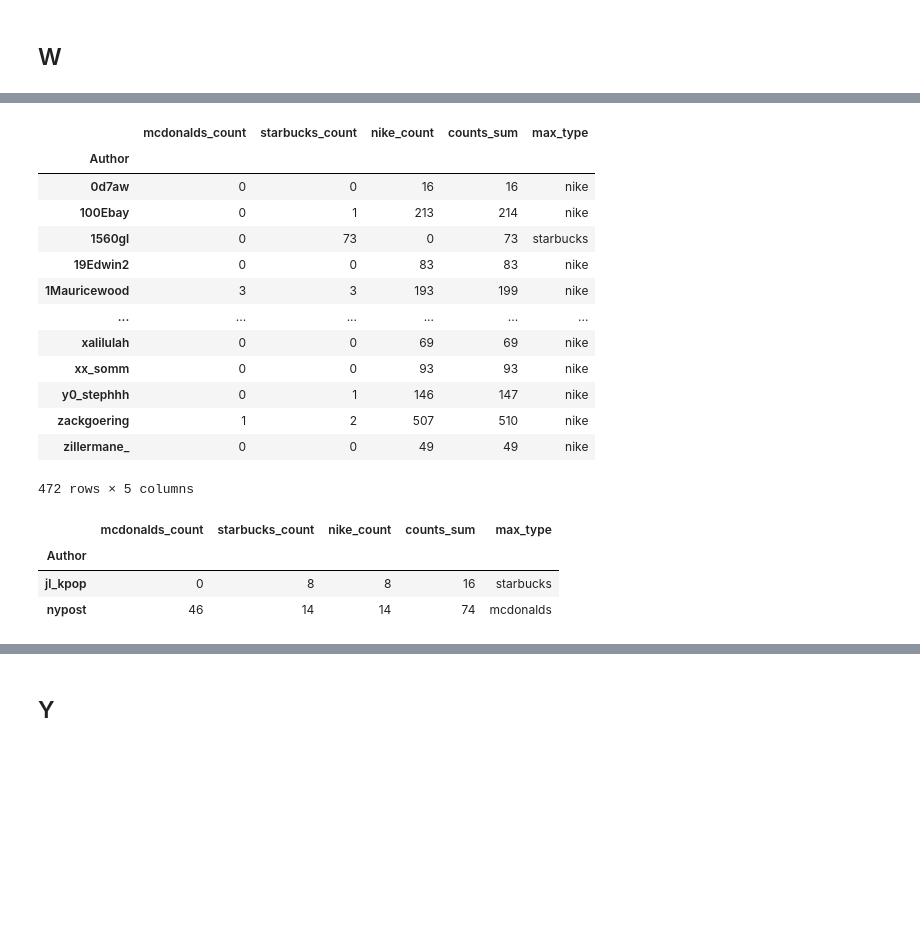
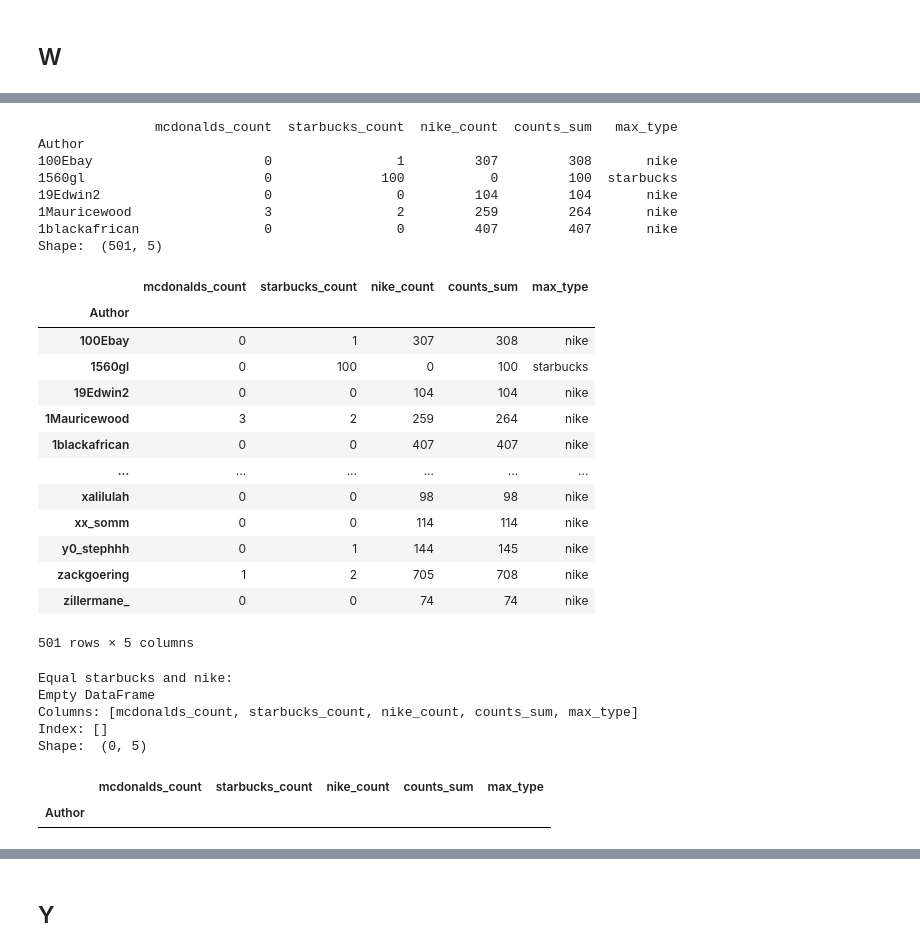
Before and after one commit to XiaoxiaChampon/xcj_hypothesis_test, a Jupyter notebook: source_code/python/Preprocessing_W_and_Y.ipynb, the cells around one changed output, grey strips where cells are left out. Saved outputs shown, nothing was run; the diff lists cells and outputs as text; code cells hidden in the pictures; blank space fills up the shorter version.

```diff
--- a/source_code/python/Preprocessing_W_and_Y.ipynb
+++ b/source_code/python/Preprocessing_W_and_Y.ipynb
@@ -10,5 +10,34 @@ os.path.abspath(".")
+# %%
+class OutputText:
+    breaker = "---------------------------\n"
+    def __init__(self, filepath):
+        self.filepath = filepath
+
+    def clear(self, *objs):
+        msg = "\t".join([str(obj) for obj in objs])
+        with open(self.filepath, 'w', encoding="utf-8") as fout:
+            fout.write(f"{msg}\n{self.breaker}")
+        print(msg)
+
+    def write(self, *objs):
+        msg = "\t".join([str(obj) for obj in objs])
+        with open(self.filepath, 'a', encoding="utf-8") as fout:
+            fout.write(f"{msg}\n{self.breaker}")
+        print(msg)
 # %% [markdown]
 ## W
 # %%
-MIN_TWEETS = 10
+MIN_TWEETS = 33
 FREQUENCY = '1D'
+# %%
+otxt = OutputText(f"log_f{FREQUENCY}_mt{MIN_TWEETS}.txt")
+otxt.clear(f"FREQUENCY = {FREQUENCY}, MIN_TWEETS = {MIN_TWEETS}")
+
+def showdf(df, head = True, msg=None):
+    if msg is not None:
+        otxt.write(msg)
+    if head:
+        otxt.write(df.head().to_string())
+    else:
+        otxt.write(df.to_string())
+    otxt.write("Shape:", df.shape)
@@ -15,8 +46,9 @@ FREQUENCY = '1D'
 # %%
-wdf = pd.concat([ pd.read_csv(f, skiprows=5, parse_dates=["Date"], usecols=["Author","Sentiment","Date","Url","Title"]) for f in glob.glob("./data/data_for_w/*.csv*")])
+wdf = pd.concat([ pd.read_csv(f, skiprows=5, parse_dates=["Date"], usecols=["Author","Sentiment","Date","Url","Title"]) for f in glob.glob("../../../data/data_for_w/*.csv*")])
 wdf.dropna(subset=["Author","Date","Sentiment"], inplace=True)
 wdf.drop_duplicates("Url", inplace=True)
 # wdf.drop(columns=["Url"], inplace=True)
 wdf["Title"] = wdf["Title"].apply(lambda x: x.lower())
+showdf(wdf)
 wdf
 # %% [output]
@@ -86,32 +143,46 @@ author_nke = wdf[["Author", "nike"]].groupby("Author").apply(lambda gwdf: gwdf["
 # %%
 author_brand = author_mcd.merge(author_stb, how="outer", on="Author", validate="one_to_one").merge(author_nke, how="outer", on="Author", validate="one_to_one").set_index("Author")
 author_brand["counts_sum"] = author_brand.sum(axis=1)
 author_brand["max_type"] = author_brand[["mcdonalds_count","starbucks_count","nike_count"]].idxmax(axis=1).apply(lambda x: x[:-6])
 # author_brand["mcdonalds_count"] /= author_brand["counts_sum"]
 # author_brand["starbucks_count"] /= author_brand["counts_sum"]
 # author_brand["nike_count"] /= author_brand["counts_sum"]
 author_brand = author_brand[author_brand["counts_sum"] > MIN_TWEETS]
+showdf(author_brand)
 author_brand
 # %% [output]
+               mcdonalds_count  starbucks_count  nike_count  counts_sum   max_type
+Author
+100Ebay                      0                1         307         308       nike
+1560gl                       0              100           0         100  starbucks
+19Edwin2                     0                0         104         104       nike
+1Mauricewood                 3                2         259         264       nike
+1blackafrican                0                0         407         407       nike
+Shape:  (501, 5)
 |  | mcdonalds_count | starbucks_count | nike_count | counts_sum | max_type |
 | Author |  |  |  |  |  |
-| 0d7aw | 0 | 0 | 16 | 16 | nike |
-| 100Ebay | 0 | 1 | 213 | 214 | nike |
-| 1560gl | 0 | 73 | 0 | 73 | starbucks |
-| 19Edwin2 | 0 | 0 | 83 | 83 | nike |
-| 1Mauricewood | 3 | 3 | 193 | 199 | nike |
+| 100Ebay | 0 | 1 | 307 | 308 | nike |
+| 1560gl | 0 | 100 | 0 | 100 | starbucks |
+| 19Edwin2 | 0 | 0 | 104 | 104 | nike |
+| 1Mauricewood | 3 | 2 | 259 | 264 | nike |
+| 1blackafrican | 0 | 0 | 407 | 407 | nike |
 | ... | ... | ... | ... | ... | ... |
-| xalilulah | 0 | 0 | 69 | 69 | nike |
-| xx_somm | 0 | 0 | 93 | 93 | nike |
-| y0_stephhh | 0 | 1 | 146 | 147 | nike |
-| zackgoering | 1 | 2 | 507 | 510 | nike |
-| zillermane_ | 0 | 0 | 49 | 49 | nike |
+| xalilulah | 0 | 0 | 98 | 98 | nike |
+| xx_somm | 0 | 0 | 114 | 114 | nike |
+| y0_stephhh | 0 | 1 | 144 | 145 | nike |
+| zackgoering | 1 | 2 | 705 | 708 | nike |
+| zillermane_ | 0 | 0 | 74 | 74 | nike |
-472 rows × 5 columns
+501 rows × 5 columns
 # %%
-author_brand[(author_brand["nike_count"] != 0) & (author_brand["starbucks_count"] == author_brand["nike_count"])]
+_ = author_brand[(author_brand["nike_count"] != 0) & (author_brand["starbucks_count"] == author_brand["nike_count"])]
+showdf(_, False, "Equal starbucks and nike:")
+_
 # %% [output]
+Equal starbucks and nike:
+Empty DataFrame
+Columns: [mcdonalds_count, starbucks_count, nike_count, counts_sum, max_type]
+Index: []
+Shape:  (0, 5)
 |  | mcdonalds_count | starbucks_count | nike_count | counts_sum | max_type |
 | Author |  |  |  |  |  |
-| jl_kpop | 0 | 8 | 8 | 16 | starbucks |
-| nypost | 46 | 14 | 14 | 74 | mcdonalds |
 # %%
```
Also changed, not shown: parts of 34 cells of this notebook.
